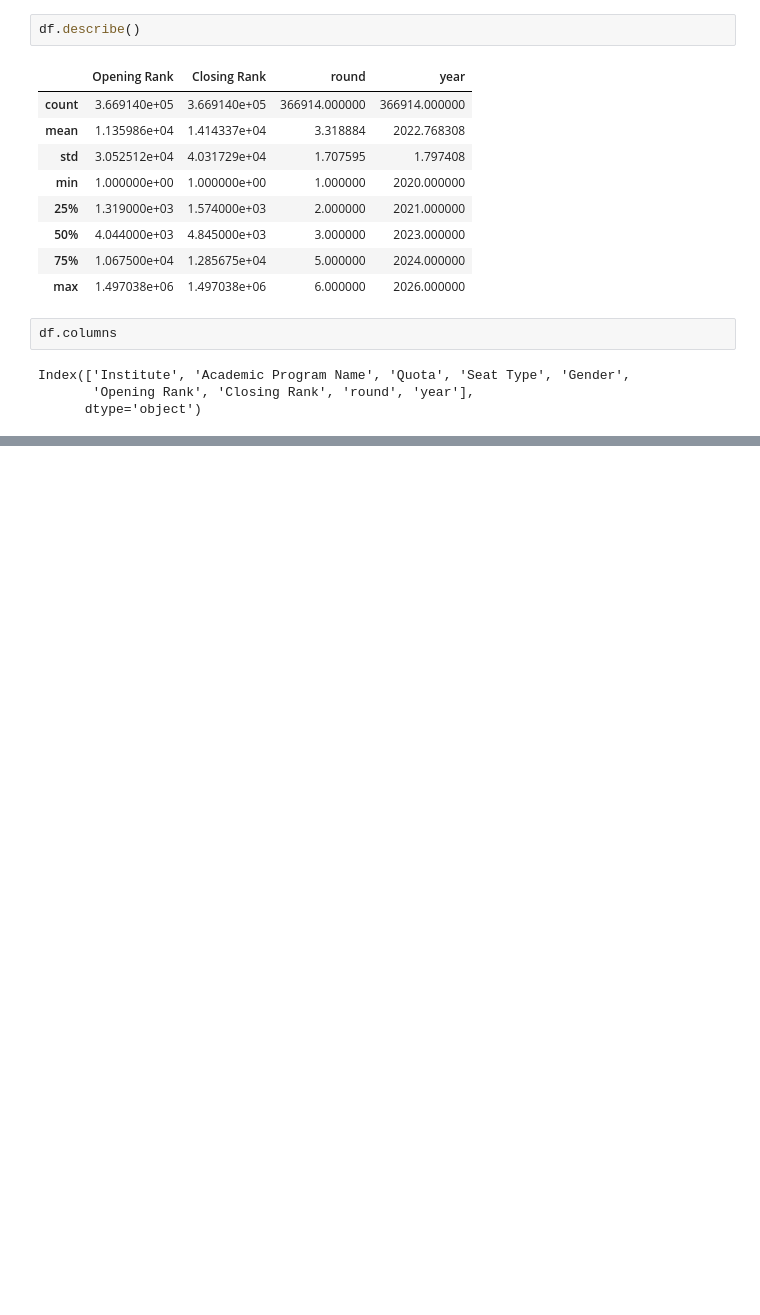
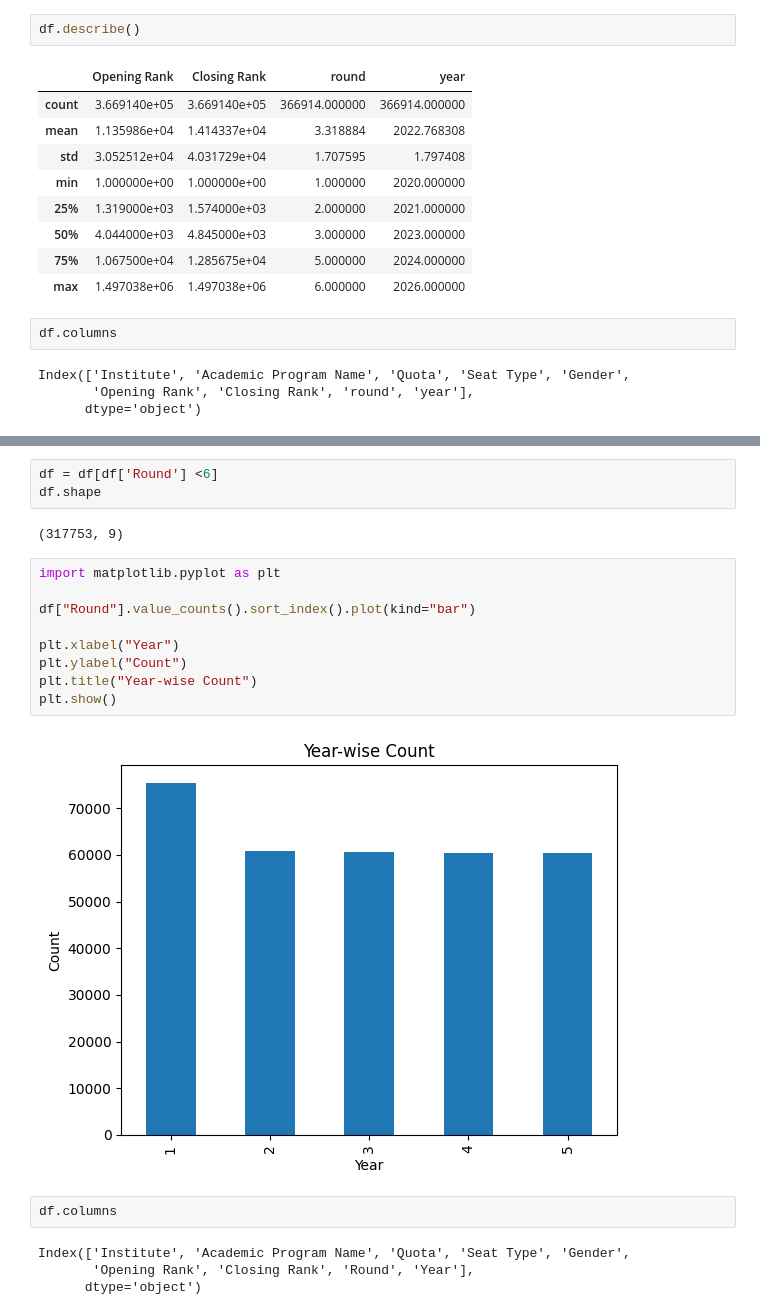
Before and after one commit to ShreshthaPandey/JOSAA-collage-predictor, a Jupyter notebook: clg_predictor.ipynb, the cells around one changed output, grey strips where cells are left out. Drawn from its saved outputs; the diff is of its cells as text; blank space fills up the shorter version.

```diff
--- a/clg_predictor.ipynb
+++ b/clg_predictor.ipynb
@@ -588,0 +690,22 @@ Columns: ['Institute', 'Academic Program Name', 'Quota', 'Seat Type', 'Gender',
+# %%
+df = df[df['Round'] <6]
+df.shape
+# %% [output]
+(317753, 9)
+# %%
+import matplotlib.pyplot as plt
+
+df["Round"].value_counts().sort_index().plot(kind="bar")
+
+plt.xlabel("Year")
+plt.ylabel("Count")
+plt.title("Year-wise Count")
+plt.show()
+# %% [output]
+[figure, added]
+# %%
+df.columns
+# %% [output]
+Index(['Institute', 'Academic Program Name', 'Quota', 'Seat Type', 'Gender',
+       'Opening Rank', 'Closing Rank', 'Round', 'Year'],
+      dtype='object')
```
Also changed, not shown: parts of 21 cells of this notebook.
